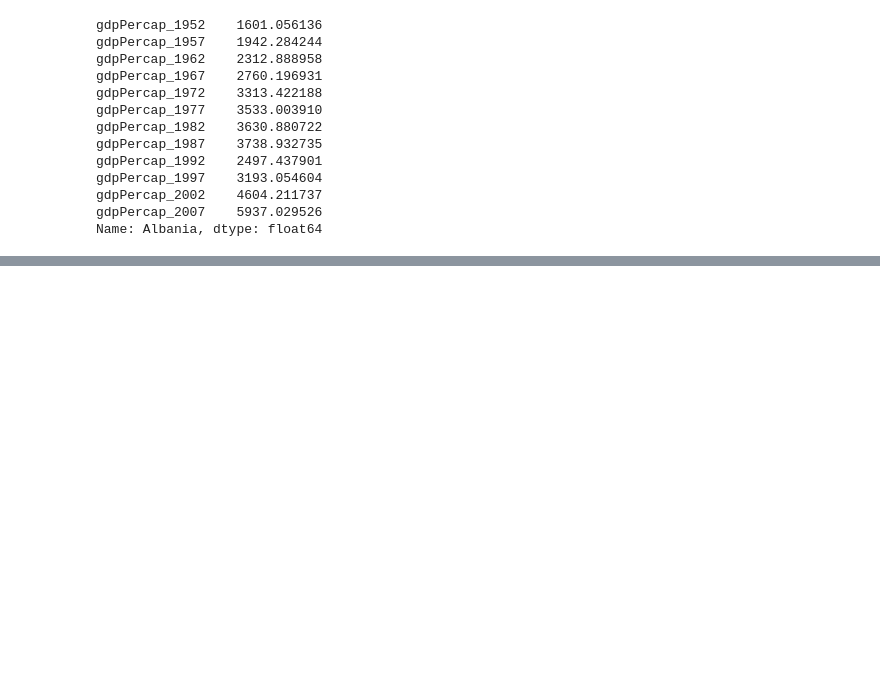
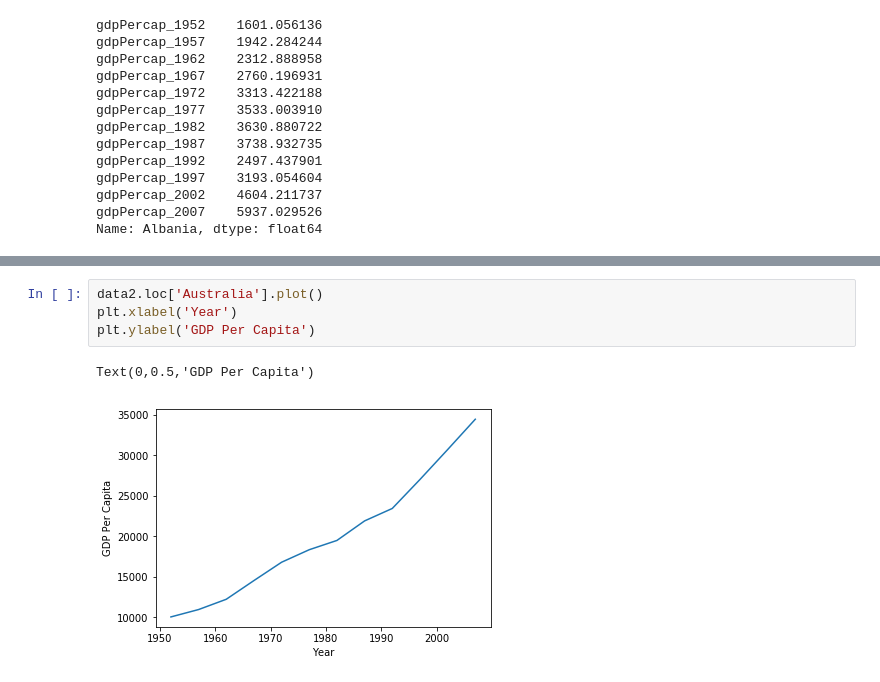
Before and after one commit to csfenrich/Python-Day2, a Jupyter notebook: code/Day2_code.ipynb, the cells around one changed output, grey strips where cells are left out. Saved outputs shown, nothing was run; the diff lists cells and outputs as text; blank space fills up the shorter version.

```diff
--- a/code/Day2_code.ipynb
+++ b/code/Day2_code.ipynb
@@ -81,0 +121,7 @@ print(data.loc[])
+# %%
+data2.loc['Australia'].plot()
+plt.xlabel('Year')
+plt.ylabel('GDP Per Capita')
+# %% [output]
+Text(0,0.5,'GDP Per Capita')
+[figure, added]
```
Also changed, not shown: parts of 9 cells of this notebook.
